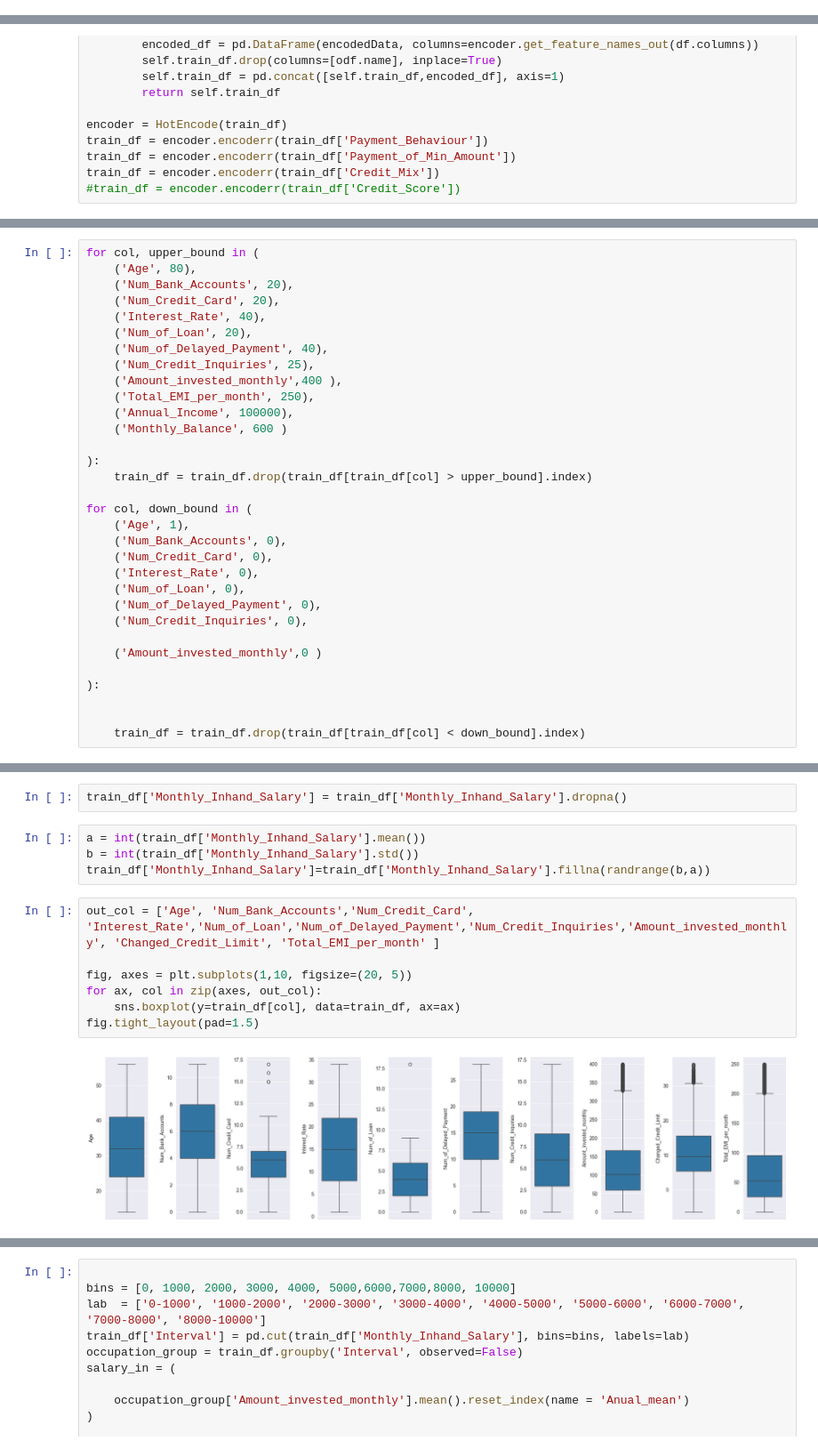
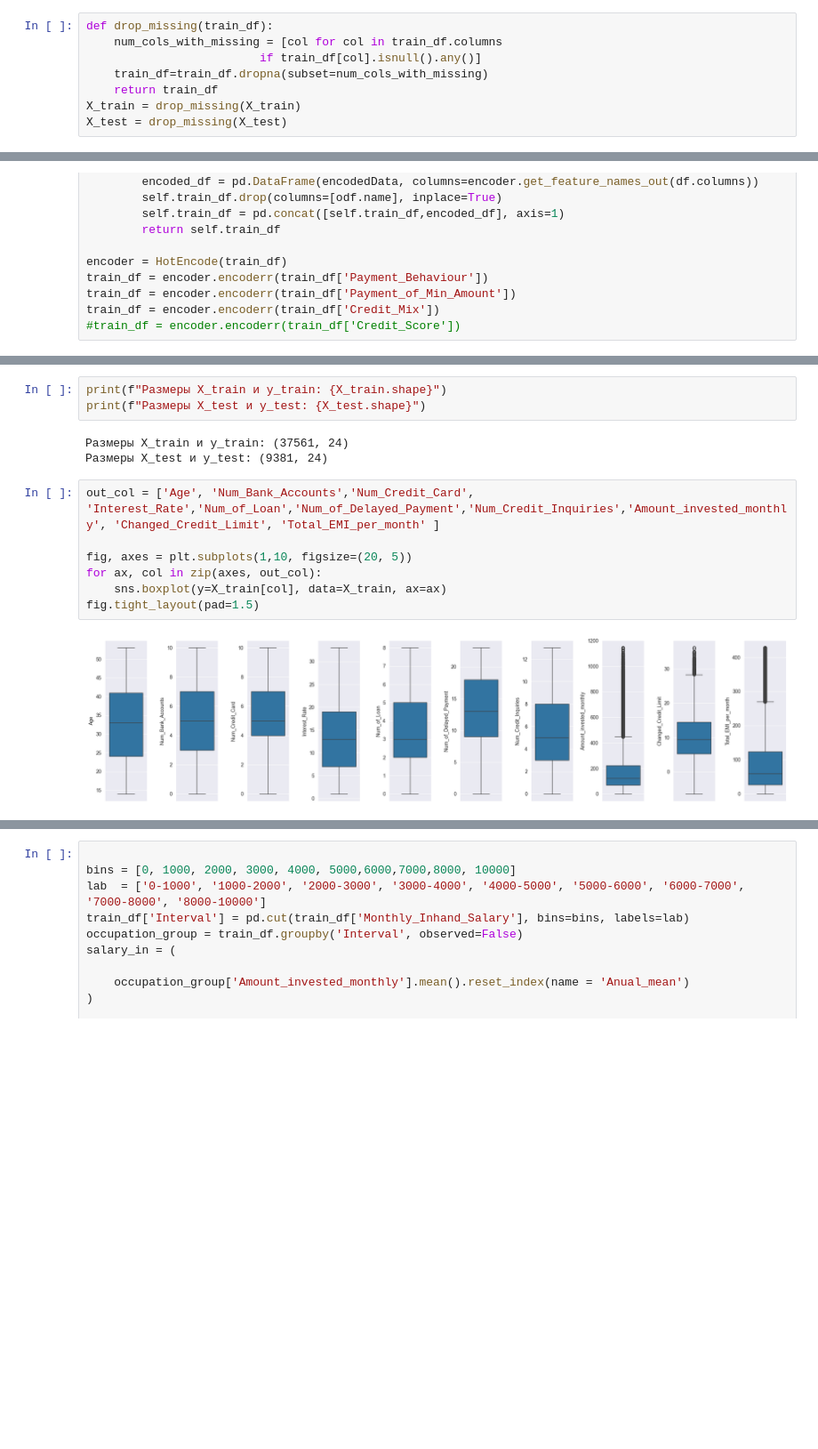
Before and after one commit to AlexShinalov/spbu-PredictCreditScore, a Jupyter notebook: RefactorData.ipynb, the cells around one changed output, grey strips where cells are left out. Shown at 89% size. Drawn from its saved outputs; the diff is of its cells as text; blank space fills up the shorter version.

```diff
--- a/RefactorData.ipynb
+++ b/RefactorData.ipynb
@@ -36,0 +111,8 @@ train_df['Credit_Mix'] = train_df['Credit_Mix'].replace({'Bad': 0, 'Standard': 1
+# %%
+def drop_missing(train_df):
+    num_сols_with_missing = [col for col in train_df.columns
+                         if train_df[col].isnull().any()]
+    train_df=train_df.dropna(subset=num_сols_with_missing)
+    return train_df
+X_train = drop_missing(X_train)
+X_test = drop_missing(X_test)
@@ -85,32 +218,0 @@ train_df[train_df.select_dtypes(include='object').columns] =train_df.select_dtyp
-# %%
-for col, upper_bound in (
-    ('Age', 80),
-    ('Num_Bank_Accounts', 20),
-    ('Num_Credit_Card', 20),
-    ('Interest_Rate', 40),
-    ('Num_of_Loan', 20),
-    ('Num_of_Delayed_Payment', 40),
-    ('Num_Credit_Inquiries', 25),
-    ('Amount_invested_monthly',400 ),
-    ('Total_EMI_per_month', 250),
-    ('Annual_Income', 100000),
-    ('Monthly_Balance', 600 )
-
-):
-    train_df = train_df.drop(train_df[train_df[col] > upper_bound].index)
-
-for col, down_bound in (
-    ('Age', 1),
-    ('Num_Bank_Accounts', 0),
-    ('Num_Credit_Card', 0),
-    ('Interest_Rate', 0),
-    ('Num_of_Loan', 0),
-    ('Num_of_Delayed_Payment', 0),
-    ('Num_Credit_Inquiries', 0),
-
-    ('Amount_invested_monthly',0 )
-
-):
-
-
-    train_df = train_df.drop(train_df[train_df[col] < down_bound].index)
@@ -142,15 +219,15 @@ train_df=train_df.dropna(subset=num_сols_with_missing)
-# %%
-train_df['Monthly_Inhand_Salary'] = train_df['Monthly_Inhand_Salary'].dropna()
-# %%
-a = int(train_df['Monthly_Inhand_Salary'].mean())
-b = int(train_df['Monthly_Inhand_Salary'].std())
-train_df['Monthly_Inhand_Salary']=train_df['Monthly_Inhand_Salary'].fillna(randrange(b,a))
+# %%
+print(f"Размеры X_train и y_train: {X_train.shape}")
+print(f"Размеры X_test и y_test: {X_test.shape}")
+# %% [output]
+Размеры X_train и y_train: (37561, 24)
+Размеры X_test и y_test: (9381, 24)
 # %%
 out_col = ['Age', 'Num_Bank_Accounts','Num_Credit_Card', 'Interest_Rate','Num_of_Loan','Num_of_Delayed_Payment','Num_Credit_Inquiries','Amount_invested_monthly', 'Changed_Credit_Limit', 'Total_EMI_per_month' ]
 
 fig, axes = plt.subplots(1,10, figsize=(20, 5))
 for ax, col in zip(axes, out_col):
-    sns.boxplot(y=train_df[col], data=train_df, ax=ax)
+    sns.boxplot(y=X_train[col], data=X_train, ax=ax)
 fig.tight_layout(pad=1.5)
 # %% [output]
-[figure, old version]
+[figure, new version]
```
Also changed, not shown: parts of 22 cells of this notebook, 7 other files.
